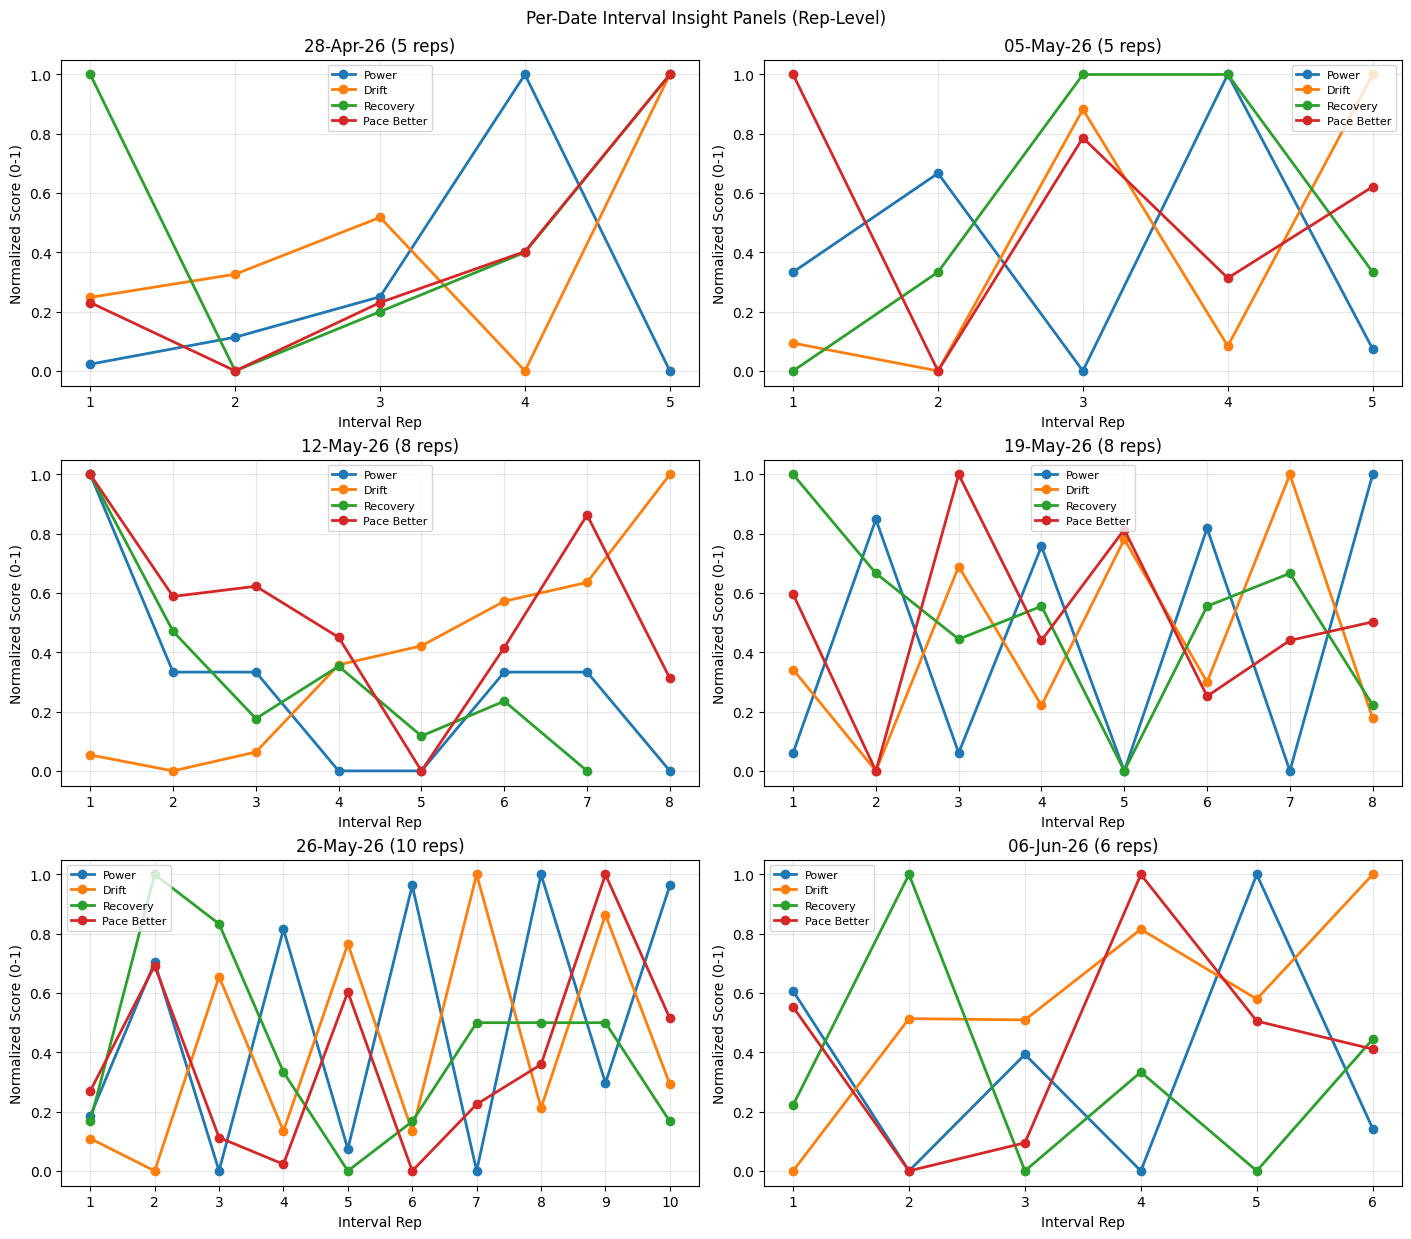
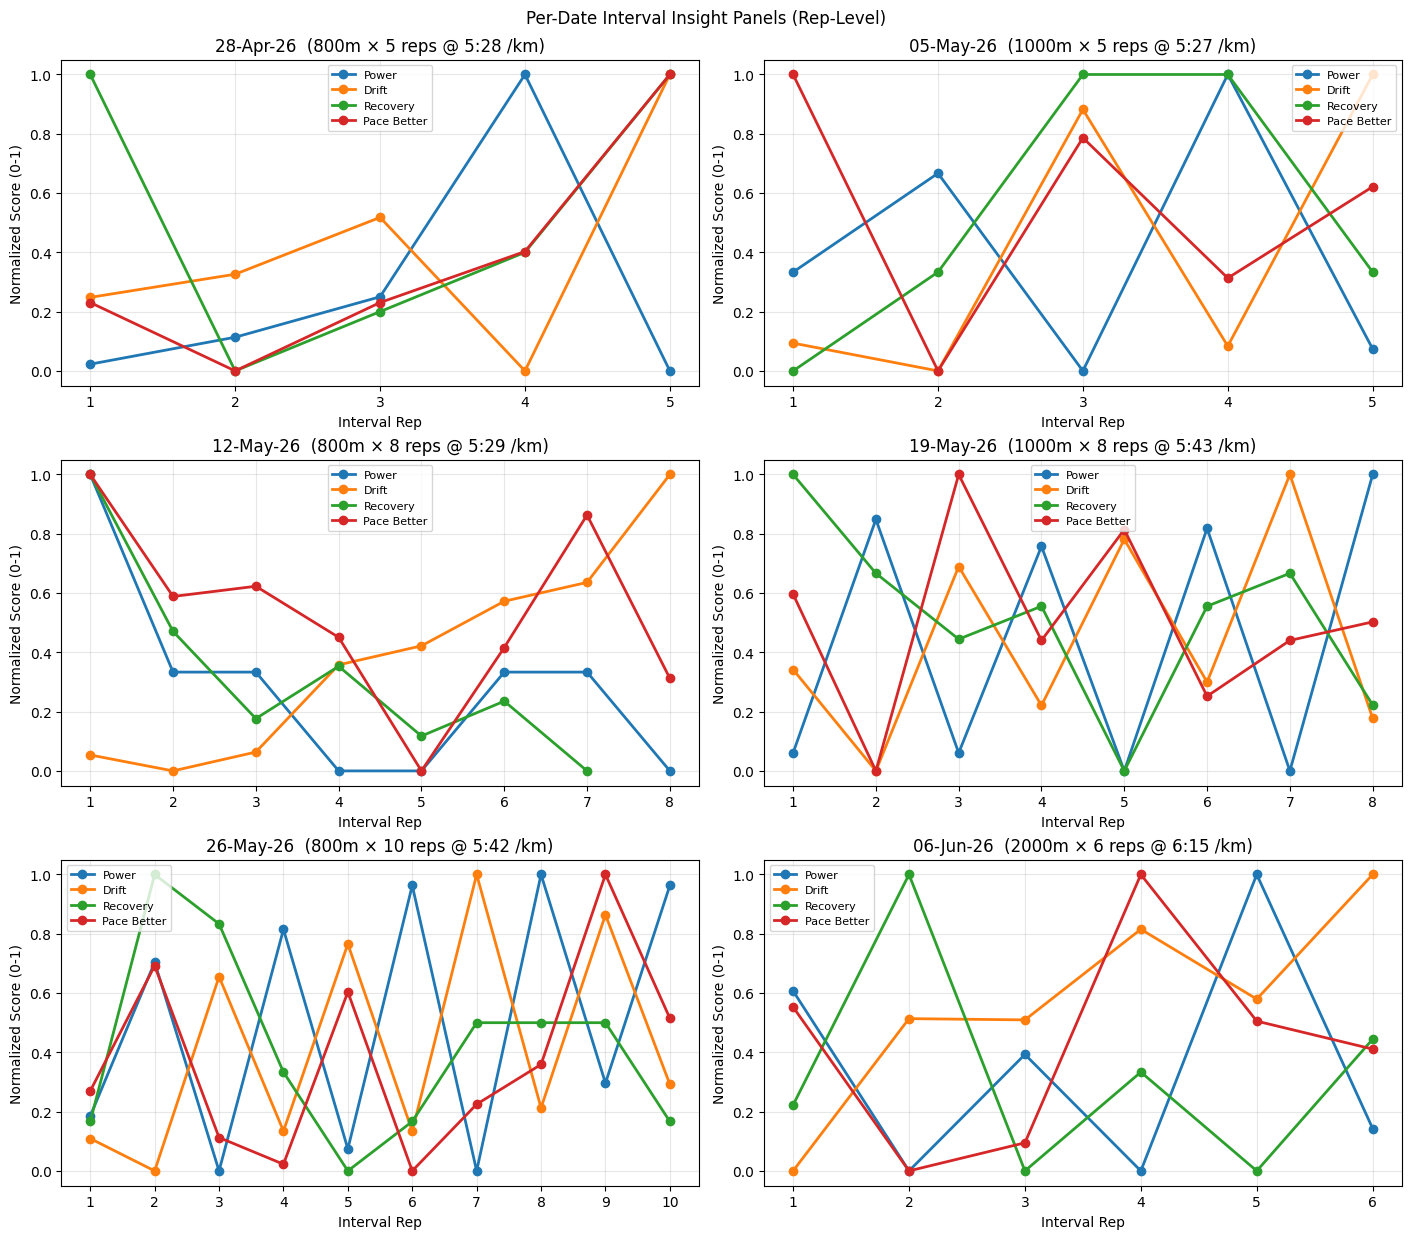
Code edit (unified diff) that turned the first committed figure into the second:
--- before
+++ after
@@ -70,4 +70,19 @@
     d = rep_detail[rep_detail['date_text'] == date_text].sort_values('rep')
 
+    rep_count = len(d)
+    median_dist_m = int(round(pd.to_numeric(d['run_distance_m'], errors='coerce').median()))
+    avg_pace_raw = pd.to_numeric(d['pace_min_per_km'], errors='coerce').mean(skipna=True)
+    if pd.notna(avg_pace_raw):
+        pace_min = int(avg_pace_raw)
+        pace_sec = int(round((avg_pace_raw - pace_min) * 60))
+        if pace_sec == 60:
+            pace_min += 1
+            pace_sec = 0
+        pace_str = f'{pace_min}:{pace_sec:02d} /km'
+    else:
+        pace_str = '?:?? /km'
+
+    subplot_title = f'{date_text}  ({median_dist_m}m \u00d7 {rep_count} reps @ {pace_str})'
+
     ax.plot(d['rep'], d['power_norm'], marker='o', linewidth=2, label='Power')
     ax.plot(d['rep'], d['drift_norm'], marker='o', linewidth=2, label='Drift')
@@ -75,5 +90,5 @@
     ax.plot(d['rep'], d['pace_better_norm'], marker='o', linewidth=2, label='Pace Better')
 
-    ax.set_title(f'{date_text} ({len(d)} reps)')
+    ax.set_title(subplot_title)
     ax.set_xlabel('Interval Rep')
     ax.set_ylabel('Normalized Score (0-1)')

Commit: Intervals Report